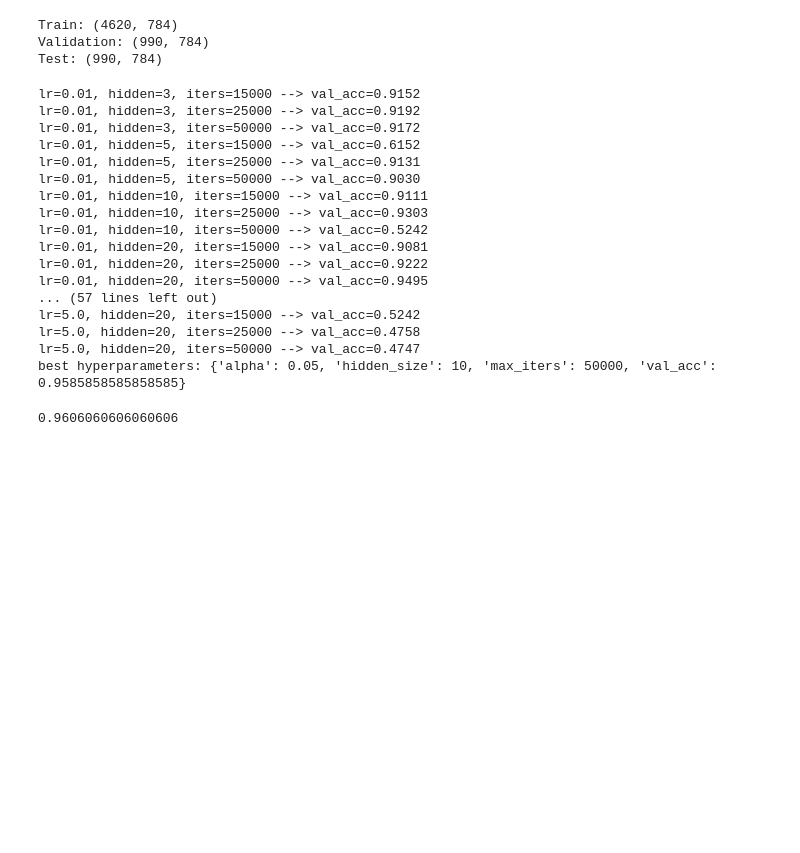
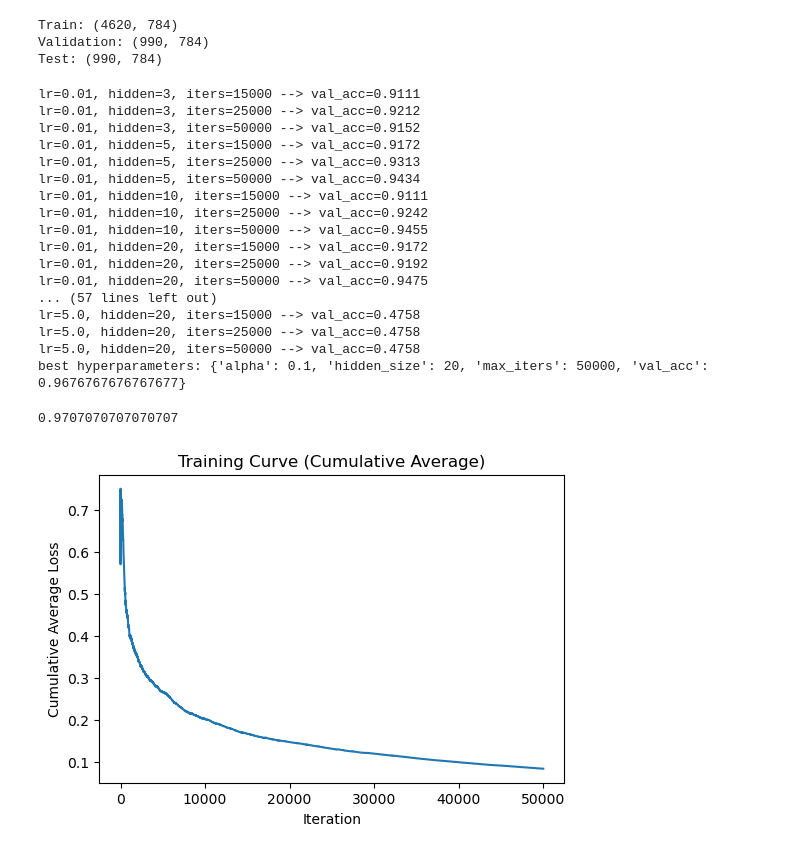
Before and after one commit to PatriotArrow/DeepLearning, a Jupyter notebook: assignment1/task4/Load-EMNIST-Letters.ipynb, the cells around one changed output. Saved outputs shown, nothing was run; the diff lists cells and outputs as text; code cells hidden in the pictures; blank space fills up the shorter version.

Commit message:
added loss curve, added seed param

```diff
--- a/assignment1/task4/Load-EMNIST-Letters.ipynb
+++ b/assignment1/task4/Load-EMNIST-Letters.ipynb
@@ -129,13 +129,16 @@ Validation: (990, 784)
 Test: (990, 784)
 # %%
 class LogisticRegressor:
-    def __init__(self, alpha=0.01, max_iters=100000, threshold=1e-6, N=1000, hidden_layers=1, hidden_layer_size=3):
+    def __init__(self, alpha=0.01, max_iters=100000, threshold=1e-6, N=1000,hidden_layers=1, hidden_layer_size=3, seed=42):
         self.alpha = alpha
         self.max_iters = max_iters
         self.threshold = threshold
         self.N = N
         self.hidden_layers = hidden_layers
         self.hidden_layer_size = hidden_layer_size # not sure what to do with this.
+        self.seed = seed
+        self.loss_history = []
+        self.accuracy_history = []
         self.trained = False #to be used in predict
 
 
@@ -143,12 +146,21 @@ class LogisticRegressor:
     def sigmoid(self, t):
         return 1/(1 + np.exp(-t))
 
+    #def relu(self, z):
+        #return np.maximum(0, z)
+
+    #def relu_derivative(self, z):
+        #return (z > 0).astype(float)
+
     def loss_function(self, y, y_cap):
         epsilon = np.finfo(float).eps
         y_cap = np.clip(y_cap, epsilon, 1 - epsilon)
         return -(y * np.log(y_cap) + (1 - y) * np.log(1 - y_cap))
 
     def fit(self, X, Y):
+        np.random.seed(self.seed)
+        self.loss_history = []
+        self.accuracy_history = []
 
 
         m = X.shape[0] # samples
@@ -173,14 +185,15 @@ class LogisticRegressor:
 
             i = np.random.choice(np.arange(m))  # pick a random index
             x = X[i].reshape(-1,1)
-            y = Y[i]
+            y = Y[i, 0]
 
             #forward pass
-            a1  = self.sigmoid(W1 @ x + b1)
-            y_cap = self.sigmoid(W2 @ a1 + b2)
+            a1 = self.sigmoid(W1 @ x + b1)
+            y_cap = (self.sigmoid(W2 @ a1 + b2)).item()
 
 
             loss = self.loss_function(y, y_cap)
+            self.loss_history.append(float(loss))
 
             #back propagation
             #output layer
@@ -188,7 +201,7 @@ class LogisticRegressor:
             delW2 = deltaz @ a1.T
             delb2 = deltaz
             #hidden layer
-            deltaz1  = (W2.T @ deltaz) * (a1 * (1 - a1))
+            deltaz1 = (W2.T * deltaz) * (a1 * (1 - a1))
             delW1 = deltaz1 @ x.T    # gradient of hidden weights
             delb1 = deltaz1           # gradient of hidden biases
 
@@ -198,8 +211,11 @@ class LogisticRegressor:
             W2 = W2 - self.alpha * delW2
             b2 = b2 - self.alpha * delb2
 
-            if abs(loss - loss_prev) < self.threshold:
-                stopping = True
+            #to store accuracy per iteration
+            pred_i = 1 if y_cap >= 0.5 else 0
+            self.accuracy_history.append(1.0 if pred_i == y else 0.0)
+
+
             loss_prev = loss
             iteration += 1
             if iteration >= self.max_iters:
@@ -277,24 +293,39 @@ for lr in learning_rates:
 best_hyper = max(results, key=lambda x: x['val_acc'])
 print("best hyperparameters:", best_hyper)
 # %% [output]
-lr=0.01, hidden=3, iters=15000 --> val_acc=0.9152
-lr=0.01, hidden=3, iters=25000 --> val_acc=0.9192
-lr=0.01, hidden=3, iters=50000 --> val_acc=0.9172
-lr=0.01, hidden=5, iters=15000 --> val_acc=0.6152
-lr=0.01, hidden=5, iters=25000 --> val_acc=0.9131
-lr=0.01, hidden=5, iters=50000 --> val_acc=0.9030
+lr=0.01, hidden=3, iters=15000 --> val_acc=0.9111
+lr=0.01, hidden=3, iters=25000 --> val_acc=0.9212
+lr=0.01, hidden=3, iters=50000 --> val_acc=0.9152
+lr=0.01, hidden=5, iters=15000 --> val_acc=0.9172
+lr=0.01, hidden=5, iters=25000 --> val_acc=0.9313
+lr=0.01, hidden=5, iters=50000 --> val_acc=0.9434
 lr=0.01, hidden=10, iters=15000 --> val_acc=0.9111
-lr=0.01, hidden=10, iters=25000 --> val_acc=0.9303
-lr=0.01, hidden=10, iters=50000 --> val_acc=0.5242
-lr=0.01, hidden=20, iters=15000 --> val_acc=0.9081
-lr=0.01, hidden=20, iters=25000 --> val_acc=0.9222
-lr=0.01, hidden=20, iters=50000 --> val_acc=0.9495
+lr=0.01, hidden=10, iters=25000 --> val_acc=0.9242
+lr=0.01, hidden=10, iters=50000 --> val_acc=0.9455
+lr=0.01, hidden=20, iters=15000 --> val_acc=0.9172
+lr=0.01, hidden=20, iters=25000 --> val_acc=0.9192
+lr=0.01, hidden=20, iters=50000 --> val_acc=0.9475
 ... (57 lines left out)
-lr=5.0, hidden=20, iters=15000 --> val_acc=0.5242
+lr=5.0, hidden=20, iters=15000 --> val_acc=0.4758
 lr=5.0, hidden=20, iters=25000 --> val_acc=0.4758
-lr=5.0, hidden=20, iters=50000 --> val_acc=0.4747
-best hyperparameters: {'alpha': 0.05, 'hidden_size': 10, 'max_iters': 50000, 'val_acc': 0.9585858585858585}
+lr=5.0, hidden=20, iters=50000 --> val_acc=0.4758
+best hyperparameters: {'alpha': 0.1, 'hidden_size': 20, 'max_iters': 50000, 'val_acc': 0.9676767676767677}
 # %%
 best_model.score(X_test, y_test)
 # %% [output]
-0.9606060606060606
+0.9707070707070707
+# %%
+import numpy as np
+
+loss_array = np.array(best_model.loss_history)
+cumulative_avg = np.cumsum(loss_array) / np.arange(1, len(loss_array)+1)
+
+import matplotlib.pyplot as plt
+plt.figure(figsize=(6,4))
+plt.plot(cumulative_avg)
+plt.xlabel("Iteration")
+plt.ylabel("Cumulative Loss")
+plt.title("Training Curve")
+plt.show()
+# %% [output]
+[figure, added]
```
Also changed, not shown: parts of 1 cell of this notebook.
